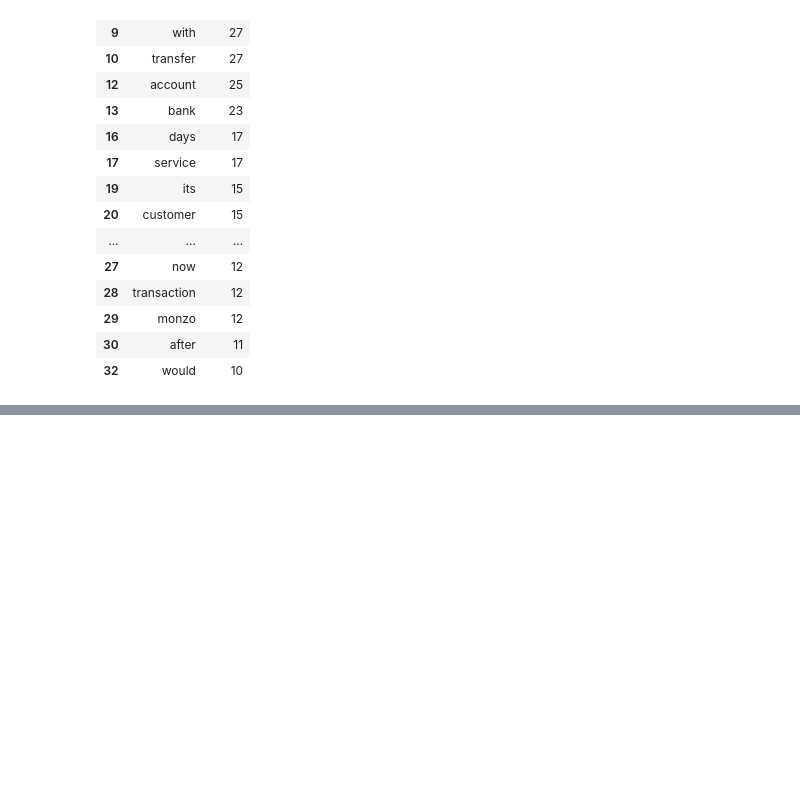
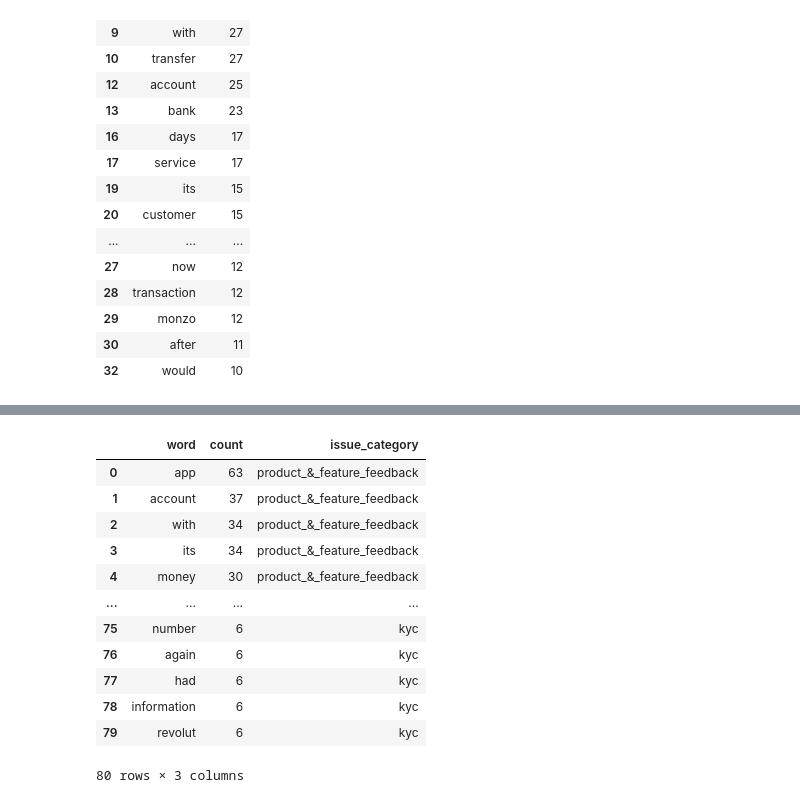
Before and after one commit to Bloom776/nlp_text_classification, a Jupyter notebook: unigrams.ipynb, the cells around one changed output, grey strips where cells are left out. Drawn from its saved outputs; the diff is of its cells as text; code cells hidden in the pictures; blank space fills up the shorter version.

```diff
--- a/unigrams.ipynb
+++ b/unigrams.ipynb
@@ -86,3 +86,13 @@ unigram_counts.head(20)
 | 29 | monzo | 12 |
 | 30 | after | 11 |
 | 32 | would | 10 |
+# %%
+top_categories = (
+    df["issue_category"]
+    .value_counts()
+    .head(4)
+    .index
+    .tolist()
+)
+
+top_categories
@@ -88,0 +214,33 @@ unigram_counts.head(20)
+# %%
+category_unigrams = {}
+
+for category in top_categories:
+    category_unigrams[category] = get_unigrams_by_category(
+        df, category, stopwords
+    )
+# %%
+all_unigrams = []
+
+for category in top_categories:
+    temp = get_unigrams_by_category(df, category, stopwords)
+    temp["issue_category"] = category
+    all_unigrams.append(temp)
+
+unigram_df = pd.concat(all_unigrams, ignore_index=True)
+
+
+unigram_df
+# %% [output]
+|  | word | count | issue_category |
+| 0 | app | 63 | product_&_feature_feedback |
+| 1 | account | 37 | product_&_feature_feedback |
+| 2 | with | 34 | product_&_feature_feedback |
+| 3 | its | 34 | product_&_feature_feedback |
+| 4 | money | 30 | product_&_feature_feedback |
+| ... | ... | ... | ... |
+| 75 | number | 6 | kyc |
+| 76 | again | 6 | kyc |
+| 77 | had | 6 | kyc |
+| 78 | information | 6 | kyc |
+| 79 | revolut | 6 | kyc |
+80 rows × 3 columns
```
Also changed, not shown: parts of 3 cells of this notebook.
